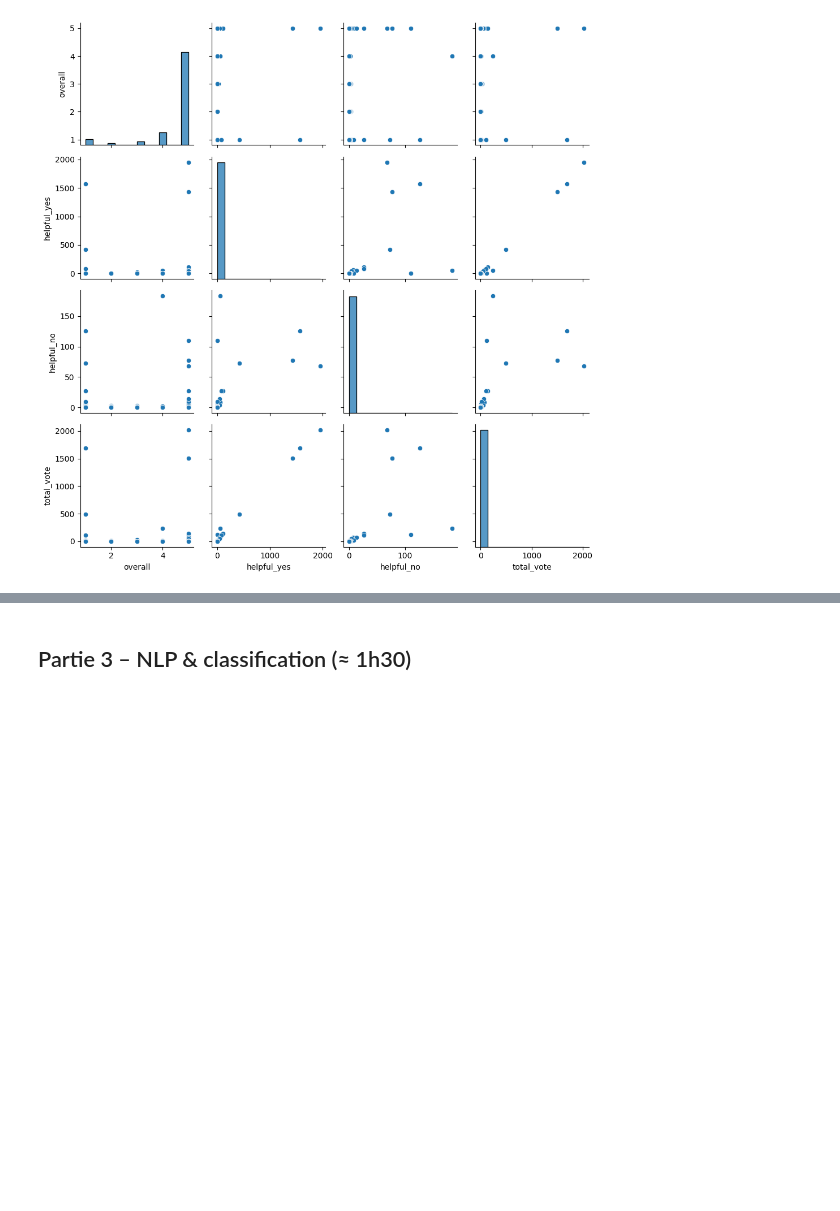
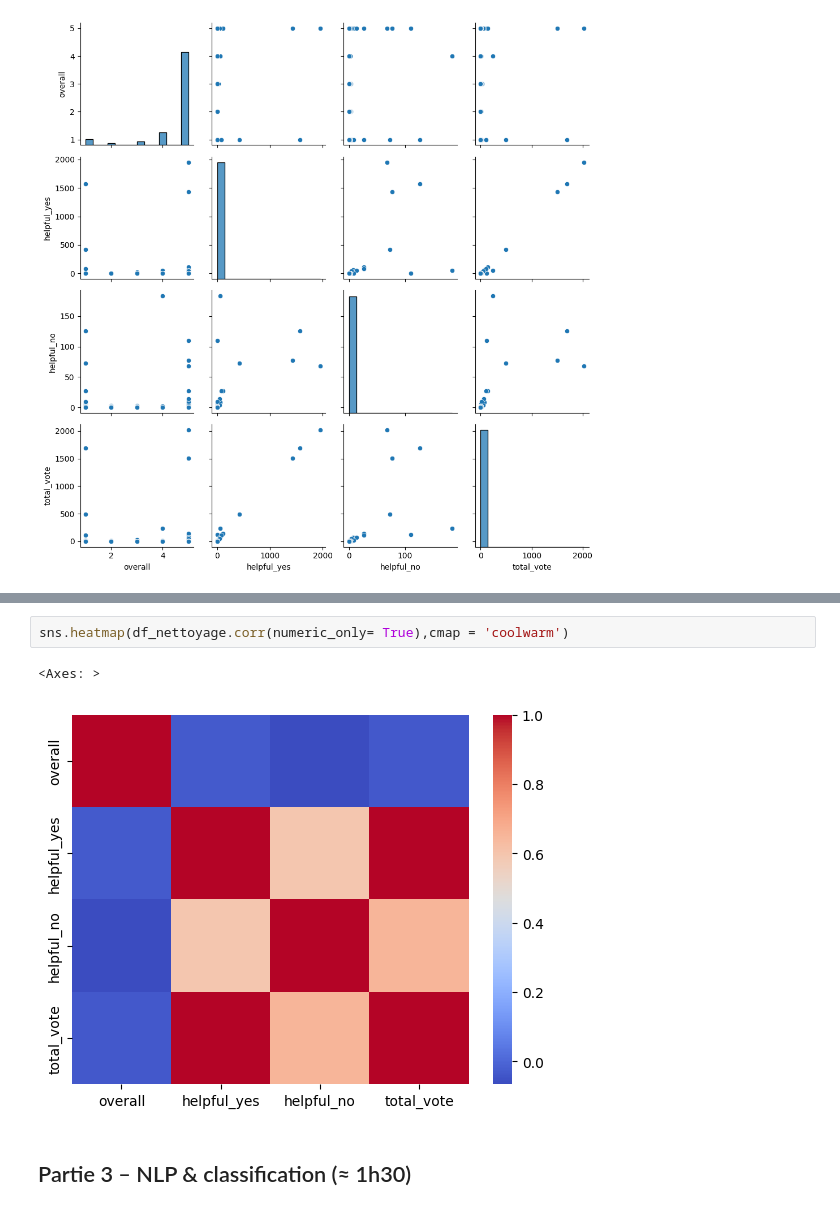
Before and after one commit to BYRic-F/Data_practice, a Jupyter notebook: fb_Entrainement_checkpoint_3.ipynb, the cells around one changed output, grey strips where cells are left out. Drawn from its saved outputs; the diff is of its cells as text; blank space fills up the shorter version.

```diff
--- a/fb_Entrainement_checkpoint_3.ipynb
+++ b/fb_Entrainement_checkpoint_3.ipynb
@@ -340,3 +353,8 @@ plt.tight_layout()
+# %%
+sns.heatmap(df_nettoyage.corr(numeric_only= True),cmap = 'coolwarm')
+# %% [output]
+<Axes: >
+[figure, added]
 # %% [markdown]
 ## Partie 3 – NLP & classification (≈ 1h30)
 # %% [markdown]
```
Also changed, not shown: parts of 1 cell of this notebook.
